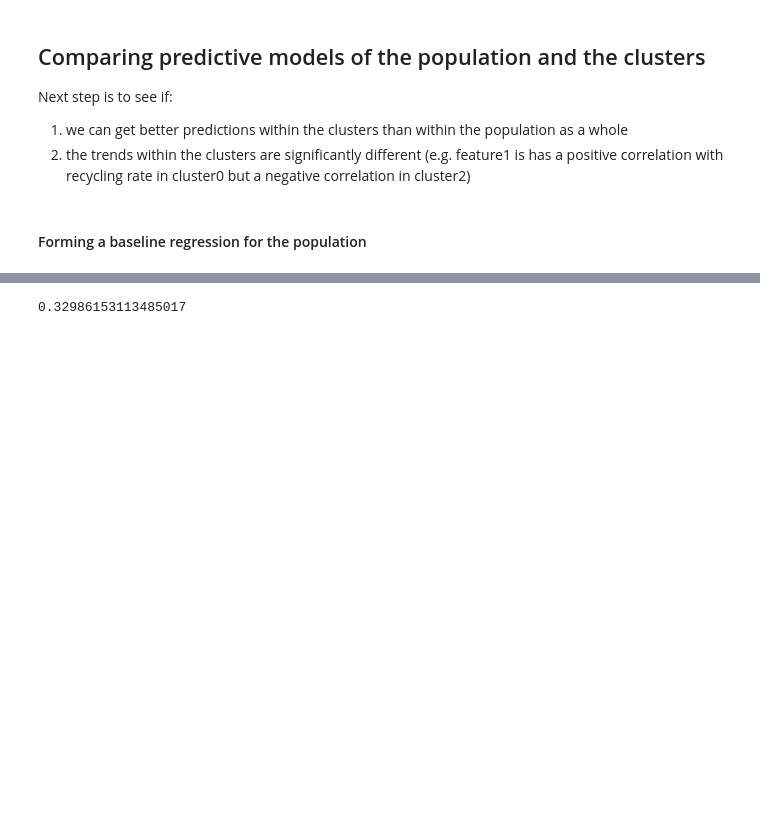
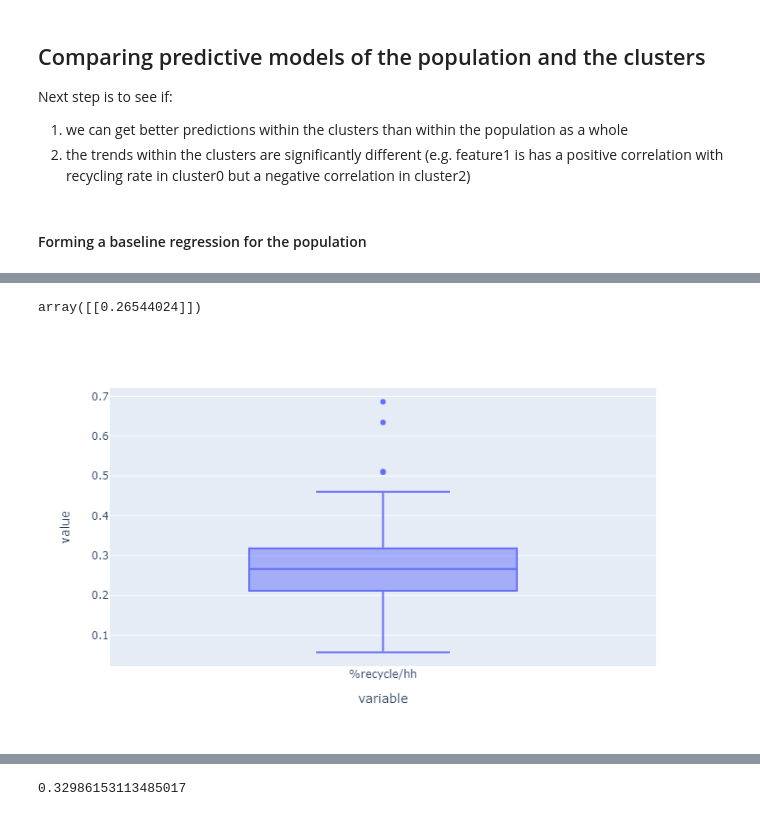
Before and after one commit to DGiulietti/RecycleEffectivenessMA, a Jupyter notebook: part4.ipynb, the cells around one changed output, grey strips where cells are left out. Saved outputs shown, nothing was run; the diff lists cells and outputs as text; code cells hidden in the pictures; blank space fills up the shorter version.

Commit message:
redone baseline model

```diff
--- a/part4.ipynb
+++ b/part4.ipynb
@@ -738 +738,7 @@ from sklearn.metrics import mean_squared_error
 from sklearn.feature_selection import RFE
+# %%
+# df of service details per municipality with 'hc-schema' labels
+
+df_of_serve_details = pd.read_csv('data/data_for_regression.csv', index_col = 'Municipality Name')
+# df_of_serve_details = df_of_serve_details.merge(cluster_labels['hc_label'], left_index = True, right_index=True)
+df_of_serve_details.head()
@@ -738,0 +754,3 @@ from sklearn.feature_selection import RFE
+# %%
+X = df_of_serve_details.drop(columns=['%recycle/hh'])
+y = df_of_serve_details['%recycle/hh']
@@ -738,0 +815,8 @@ from sklearn.feature_selection import RFE
+# %%
+model0.constant_
+# %% [output]
+array([[0.26544024]])
+# %%
+px.box(y)
+# %% [output]
+[figure, added]
```
Also changed, not shown: parts of 68 cells of this notebook, 2 other files.
